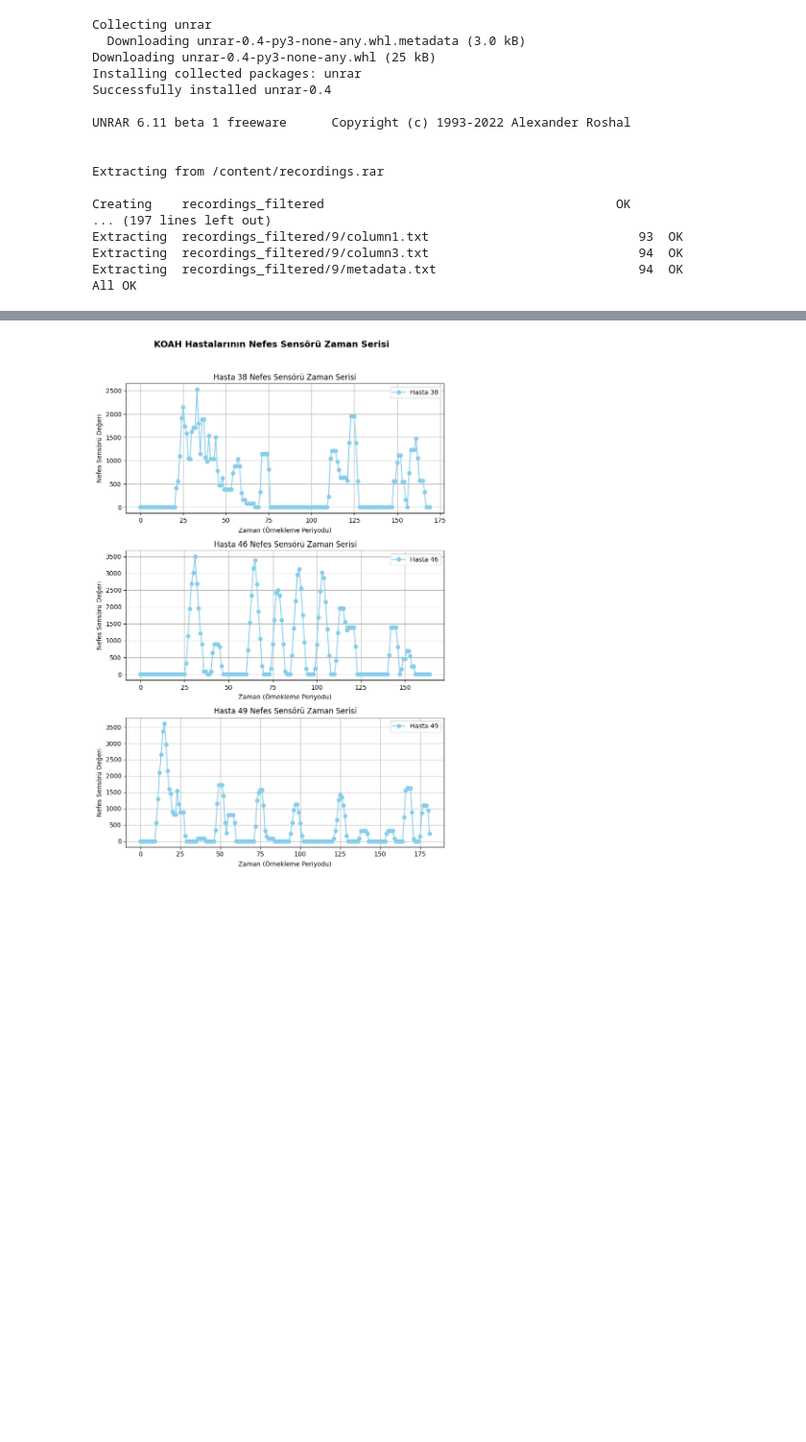
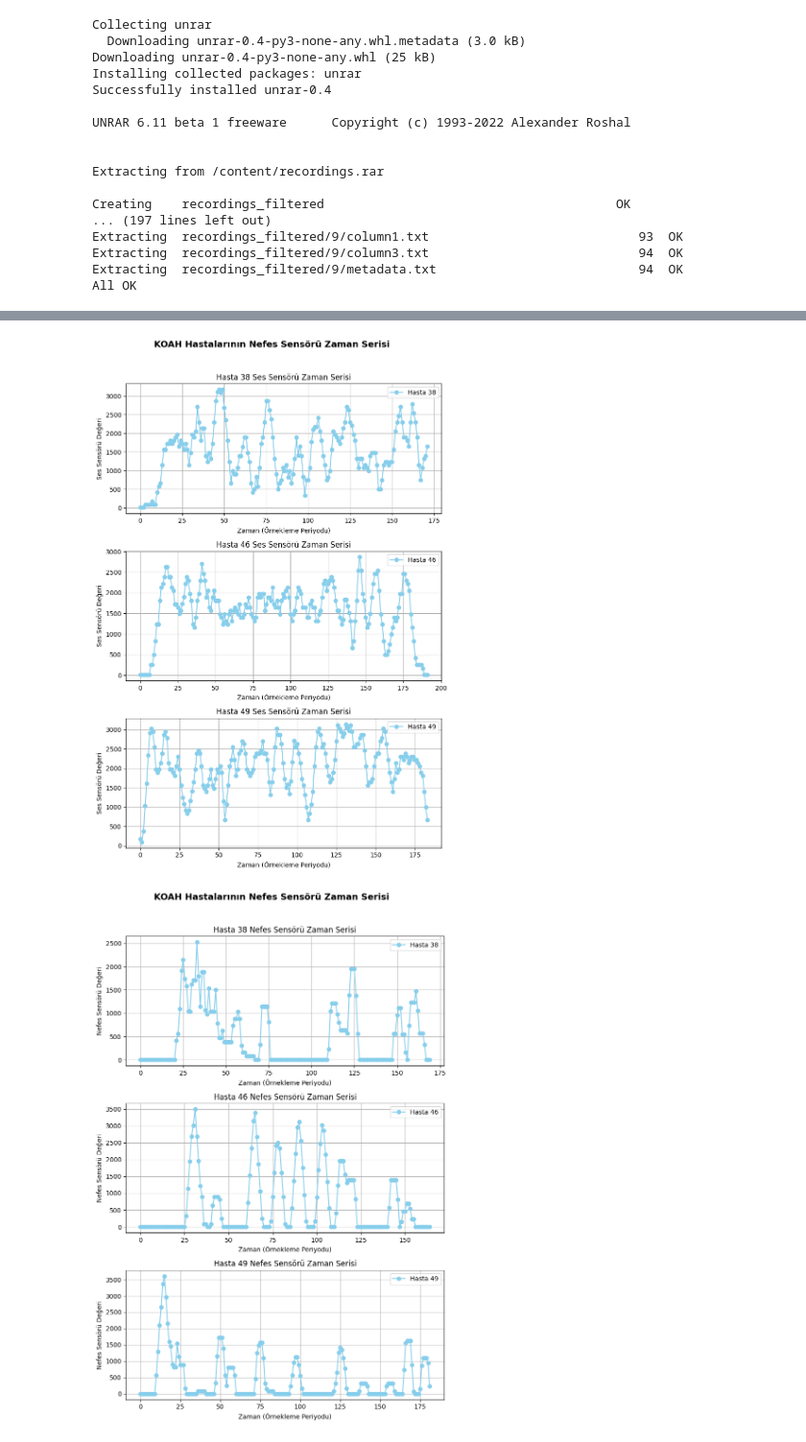
Before and after one commit to Dousery/AI_Powered_Human_Breathing, a Jupyter notebook: final_project.ipynb, the cells around one changed output, grey strips where cells are left out. Shown at 96% size. Drawn from its saved outputs; the diff is of its cells as text; code cells hidden in the pictures; blank space fills up the shorter version.

```diff
--- a/final_project.ipynb
+++ b/final_project.ipynb
@@ -168 +195,5 @@ plot_time_series_for_patients(sample_healthy_patients,False)
+# %%
+plot_time_series_for_patients(sample_sick_patients, is_breath = False)
+# %% [output]
+[figure, added]
 # %%
```
Also changed, not shown: parts of 12 cells of this notebook.
